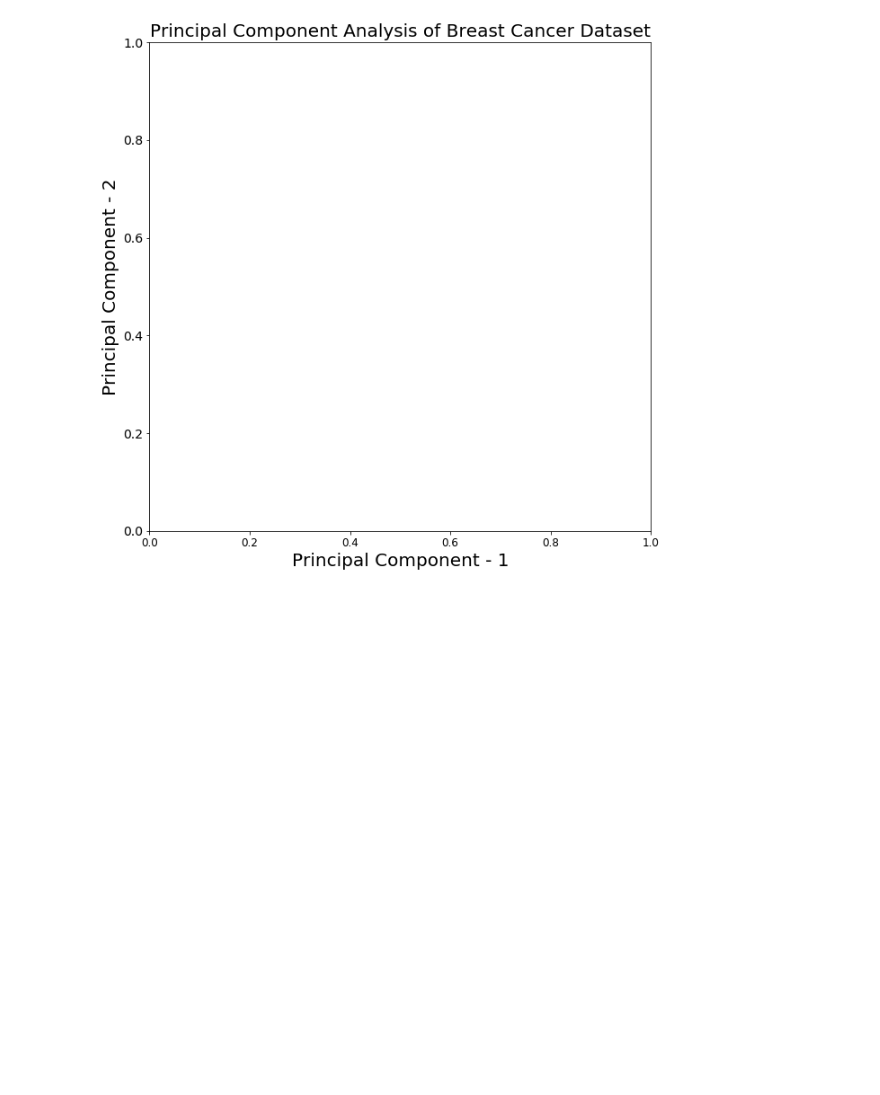
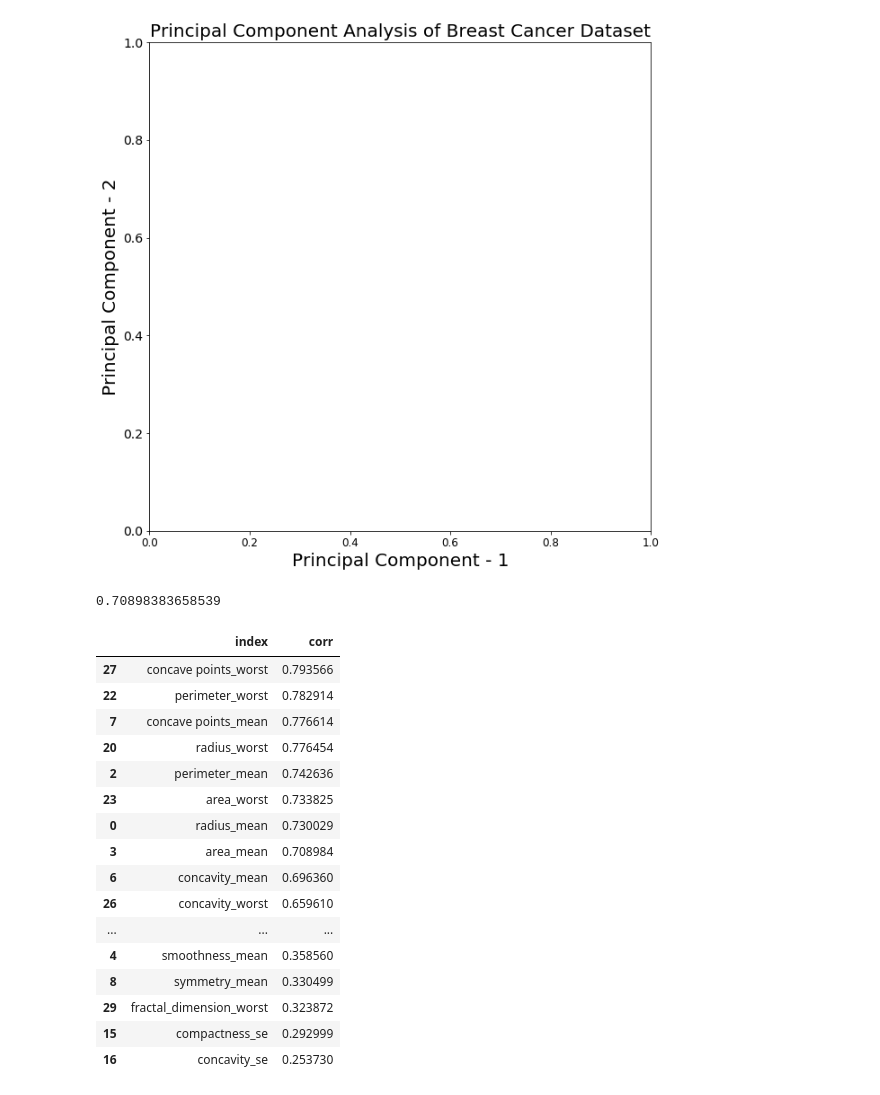
Before and after one commit to puczilka/Breast-cancer-prediction, a Jupyter notebook: notebooks/CFG Data pre-processing.ipynb, the cells around one changed output. Drawn from its saved outputs; the diff is of its cells as text; code cells hidden in the pictures; blank space fills up the shorter version.

```diff
--- a/notebooks/CFG Data pre-processing.ipynb
+++ b/notebooks/CFG Data pre-processing.ipynb
@@ -366,0 +369,38 @@ KeyError: 'principal component 1'
+# %%
+correlation, pval = pointbiserialr(df['diagnosis'],df['area_mean'])
+correlation
+# %% [output]
+0.70898383658539
+# %%
+def get_PBS_corr_from_cols(df,target_col,cont_cols,thresh = 0 ):
+    res = dict()
+    for col in cont_cols:
+        correlation, pval = pointbiserialr(df[target_col],df[col])
+        res[col] = correlation
+    inter = pd.Series(res, name='corr').reset_index()
+    inter['abs_corr'] = pd.DataFrame.abs(inter['corr'])
+    inter = inter[inter['abs_corr'] > thresh ]
+    fin_res = inter.sort_values('corr',ascending=False)
+    fin_res = fin_res.drop(columns = ['abs_corr'])
+    return(fin_res)
+# %%
+PBS_corr = get_PBS_corr_from_cols(df,'diagnosis',np.asarray(df_ex_diag.columns),thresh=0.1)
+PBS_corr
+# %% [output]
+|  | index | corr |
+| 27 | concave points_worst | 0.793566 |
+| 22 | perimeter_worst | 0.782914 |
+| 7 | concave points_mean | 0.776614 |
+| 20 | radius_worst | 0.776454 |
+| 2 | perimeter_mean | 0.742636 |
+| 23 | area_worst | 0.733825 |
+| 0 | radius_mean | 0.730029 |
+| 3 | area_mean | 0.708984 |
+| 6 | concavity_mean | 0.696360 |
+| 26 | concavity_worst | 0.659610 |
+| ... | ... | ... |
+| 4 | smoothness_mean | 0.358560 |
+| 8 | symmetry_mean | 0.330499 |
+| 29 | fractal_dimension_worst | 0.323872 |
+| 15 | compactness_se | 0.292999 |
+| 16 | concavity_se | 0.253730 |
```
Also changed, not shown: parts of 1 cell of this notebook.
